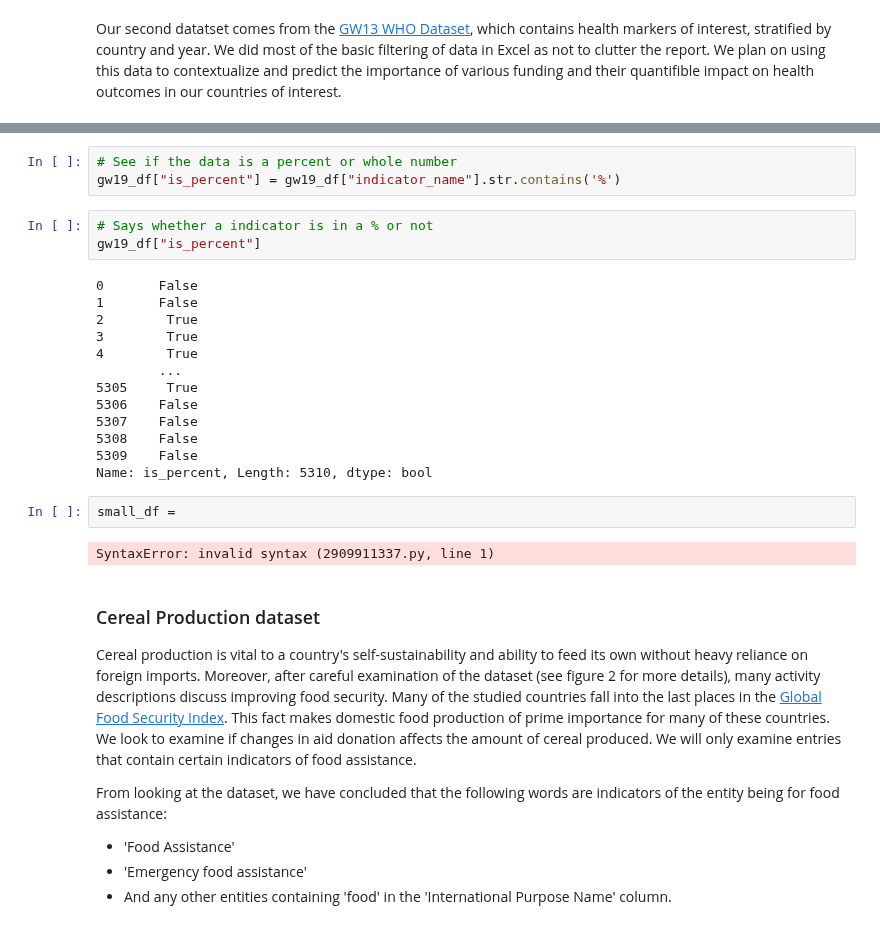
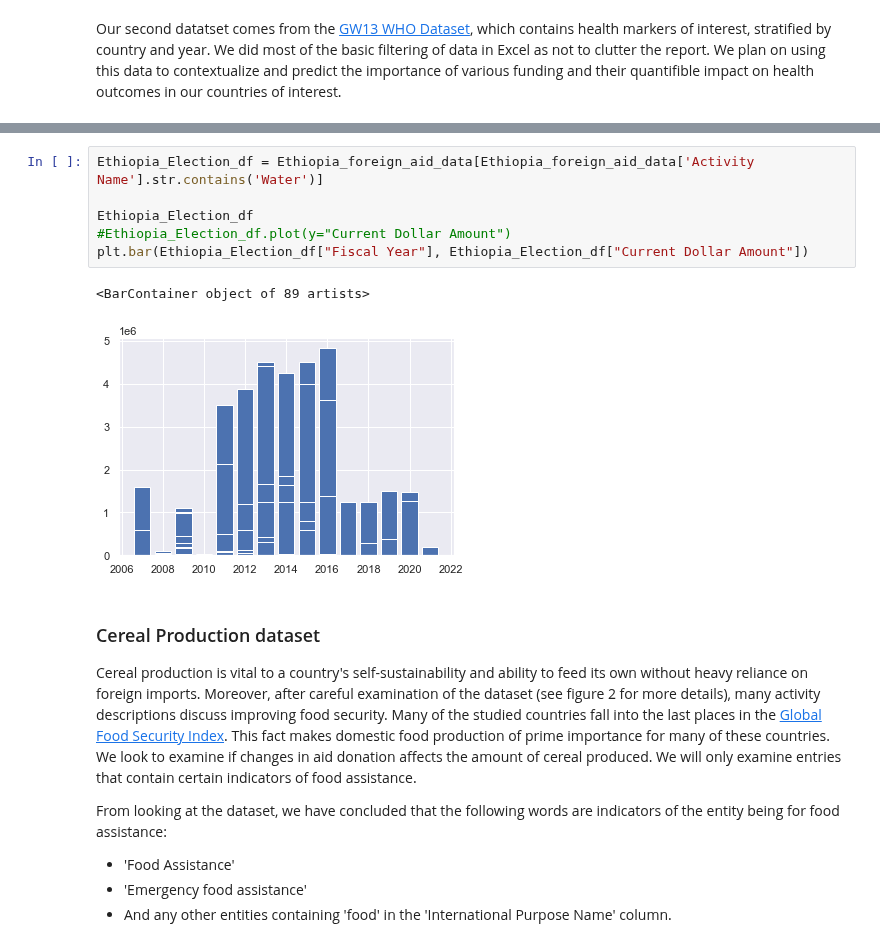
Before and after one commit to chriscallahan99/DataScience_Final_Project, a Jupyter notebook: DS_Milestone_1.ipynb, the cells around one changed output, grey strips where cells are left out. Cells and saved outputs as stored; diff of their text form.

Commit message:
OS file changes + bar chart

```diff
--- a/DS_Milestone_1.ipynb
+++ b/DS_Milestone_1.ipynb
@@ -327,26 +304,12 @@ gw19_df.head
-# %%
-# See if the data is a percent or whole number
-gw19_df["is_percent"] = gw19_df["indicator_name"].str.contains('%')
-# %%
-# Says whether a indicator is in a % or not
-gw19_df["is_percent"]
-# %% [output]
-0       False
-1       False
-2        True
-3        True
-4        True
-        ...
-5305     True
-5306    False
-5307    False
-5308    False
-5309    False
-Name: is_percent, Length: 5310, dtype: bool
-# %%
-small_df =
-# %% [output]
-SyntaxError: invalid syntax (2909911337.py, line 1)
+# %%
+Ethiopia_Election_df = Ethiopia_foreign_aid_data[Ethiopia_foreign_aid_data['Activity Name'].str.contains('Water')]
+
+Ethiopia_Election_df
+#Ethiopia_Election_df.plot(y="Current Dollar Amount")
+plt.bar(Ethiopia_Election_df["Fiscal Year"], Ethiopia_Election_df["Current Dollar Amount"])
+# %% [output]
+<BarContainer object of 89 artists>
+[figure, added]
 # %% [markdown]
 ### Cereal Production dataset
 Cereal production is vital to a country's self-sustainability and ability to feed its own without heavy reliance on foreign imports. Moreover, after careful examination of the dataset (see figure 2 for more details), many activity descriptions discuss improving food security. Many of the studied countries fall into the last places in the [Global Food Security Index](https://impact.economist.com/sustainability/project/food-security-index#rankings-and-trends 'Food Security Inded'). This fact makes domestic food production of prime importance for many of these countries. We look to examine if changes in aid donation affects the amount of cereal produced. We will only examine entries that contain certain indicators of food assistance.
```
Also changed, not shown: parts of 5 cells of this notebook.
